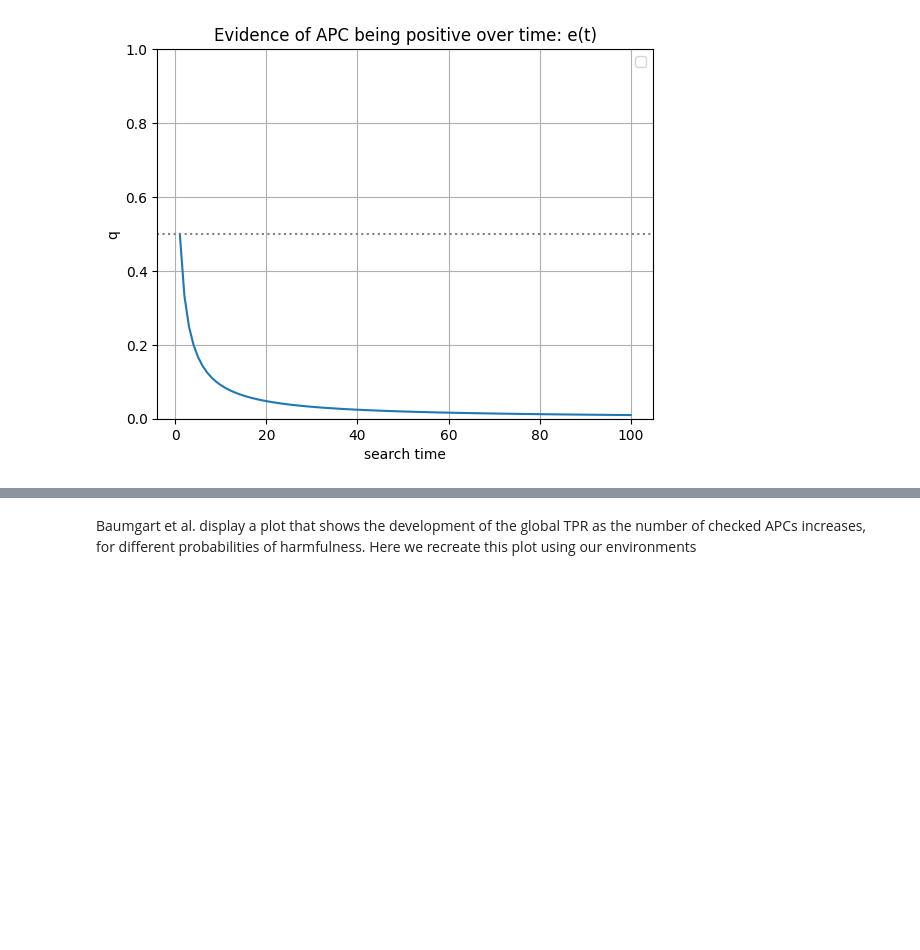
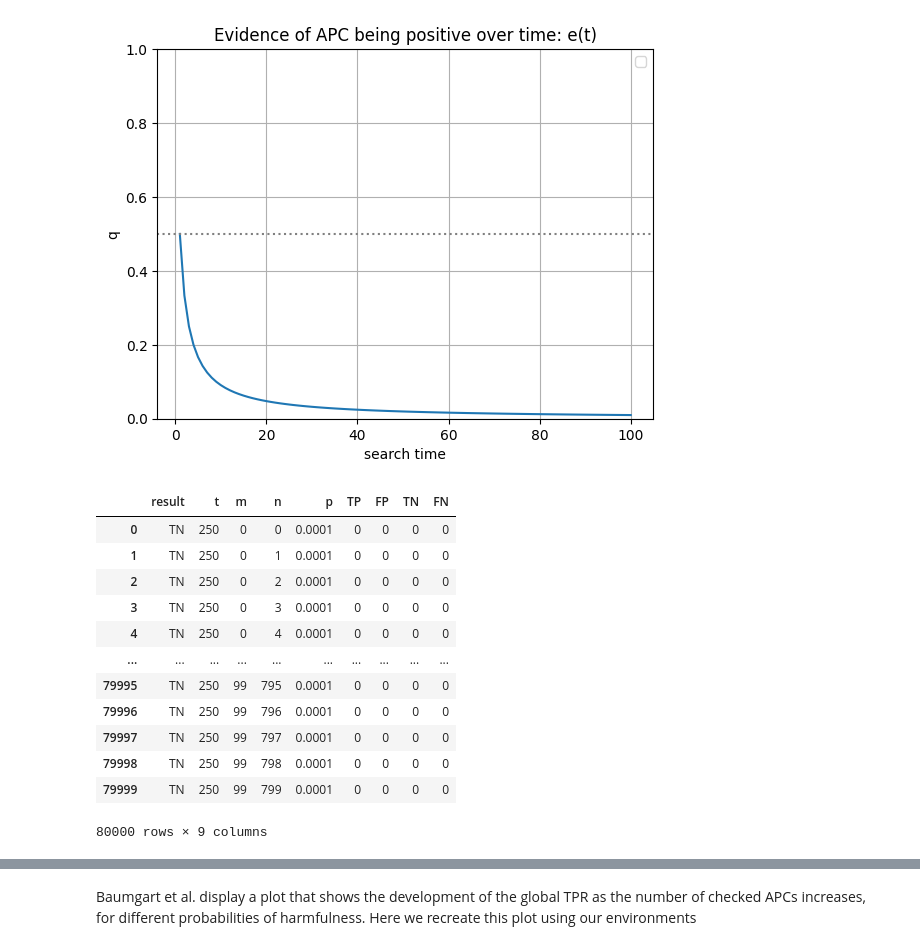
Before and after one commit to nikoczernin/tcells, a Jupyter notebook: baumgart_repro.ipynb, the cells around one changed output, grey strips where cells are left out. Drawn from its saved outputs; the diff is of its cells as text; code cells hidden in the pictures; blank space fills up the shorter version.

```diff
--- a/baumgart_repro.ipynb
+++ b/baumgart_repro.ipynb
@@ -124,7 +134,7 @@ import random
 
 
 m = 100 # number of APCs to look into
-n = 1000 # number of episodes per param set
+n = 800 # number of episodes per param set
 env = StochasticAPC()
 thresh = 0.996
 
@@ -147,38 +157,53 @@ for p in ps:
             final_action = transitions[-1][1]
             final_reward = transitions[-1][2]
             result = env.eval_action_reward(final_action, final_reward)
-            results.append({"result":result, "t":t, "m": j, "n": i, "p": p})
+            results.append({"result":result, "t":t, "m": i, "n": j, "p": p})
 
 
     results = pd.DataFrame(results)
 
     results_wide = results.sort_values(["m", "n"]).groupby(["m", "n"])["result"].value_counts().unstack(fill_value=0).reset_index()
     # results_wide
 
     sum_cols = results.result.unique() #["FN", "FP", "TN", "TP"]
 
     # sort so n increases within each m
     results_wide = results_wide.sort_values(["m", "n"], kind="mergesort")
 
     # cumsum within each m, n stays unchanged
     results_wide[sum_cols] = results_wide.groupby("m", sort=False)[sum_cols].cumsum()
     # create default columns in case something never came up
     results["TP"] = results.get("TP", 0)
     results["FP"] = results.get("FP", 0)
     results["TN"] = results.get("TN", 0)
     results["FN"] = results.get("FN", 0)
     # TPR = TP / (TP + FN)
     results_wide["TPR"] = results_wide["TP"] / (results_wide["FN"] + results_wide["TP"] + 1)
     # results_wide
 
     mean_results_wide = results_wide.groupby("n", as_index=False).mean()
     mean_results_wide["p"] = p
 
     experiment_dfs.append(mean_results_wide)
 
 
 # Combine
 df_all = pd.concat(experiment_dfs, ignore_index=True)
+results
+# %% [output]
+|  | result | t | m | n | p | TP | FP | TN | FN |
+| 0 | TN | 250 | 0 | 0 | 0.0001 | 0 | 0 | 0 | 0 |
+| 1 | TN | 250 | 0 | 1 | 0.0001 | 0 | 0 | 0 | 0 |
+| 2 | TN | 250 | 0 | 2 | 0.0001 | 0 | 0 | 0 | 0 |
+| 3 | TN | 250 | 0 | 3 | 0.0001 | 0 | 0 | 0 | 0 |
+| 4 | TN | 250 | 0 | 4 | 0.0001 | 0 | 0 | 0 | 0 |
+| ... | ... | ... | ... | ... | ... | ... | ... | ... | ... |
+| 79995 | TN | 250 | 99 | 795 | 0.0001 | 0 | 0 | 0 | 0 |
+| 79996 | TN | 250 | 99 | 796 | 0.0001 | 0 | 0 | 0 | 0 |
+| 79997 | TN | 250 | 99 | 797 | 0.0001 | 0 | 0 | 0 | 0 |
+| 79998 | TN | 250 | 99 | 798 | 0.0001 | 0 | 0 | 0 | 0 |
+| 79999 | TN | 250 | 99 | 799 | 0.0001 | 0 | 0 | 0 | 0 |
+80000 rows × 9 columns
 # %%
 # Plot each experiment separately
 for exp, df_exp in df_all.groupby("p"):
```
Also changed, not shown: parts of 7 cells of this notebook, 2 other files.
